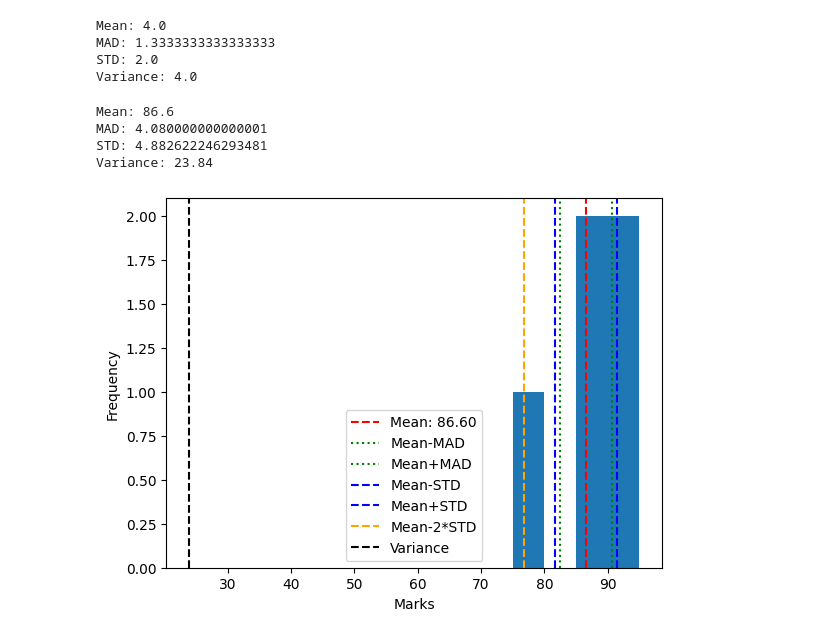
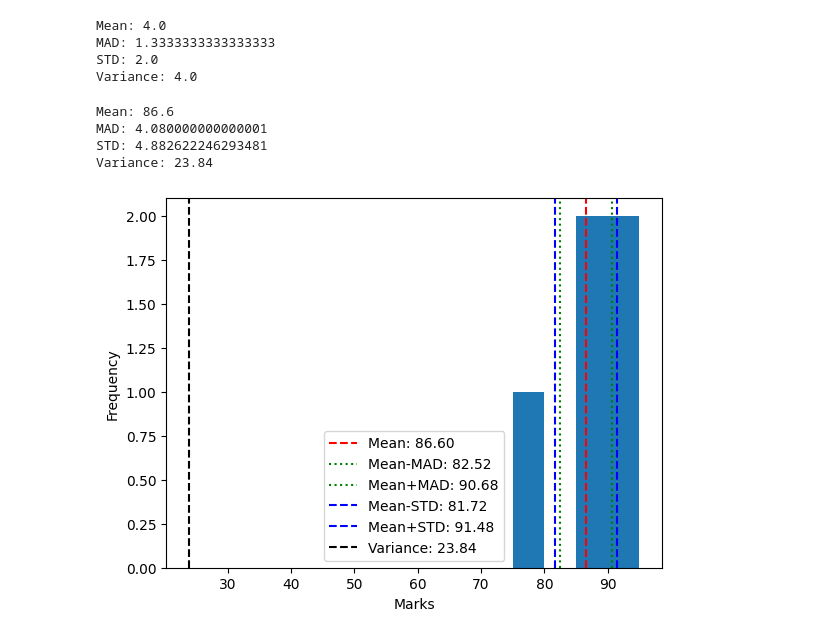
Before and after one commit to faruk950147/Python-A-to-Z, a Jupyter notebook: 07 ML/statictist/main.ipynb, the cells around one changed output. Drawn from its saved outputs; the diff is of its cells as text; code cells hidden in the pictures.

```diff
--- a/07 ML/statictist/main.ipynb
+++ b/07 ML/statictist/main.ipynb
@@ -397,7 +397,6 @@ MAD: 1.3333333333333333
 STD: 2.0
 Variance: 4.0
 # %%
-marks = np.array([85, 90, 78, 92, 88])
 """
 mean = Σxi / n
 85+90+78+92+88 / 5 = 433 / 5 = 86.6
@@ -423,6 +422,8 @@ variance = Σ(xi - mean)² / n
 
 import numpy as np
 import matplotlib.pyplot as plt
+
+marks = [85, 90, 78, 92, 88]
 
 mean = np.mean(marks)
 mad = np.mean(np.abs(marks - mean))
@@ -430,31 +431,31 @@ std = np.std(marks)
 variance = np.var(marks)
 
 print(f"Mean: {mean}")
 print(f"MAD: {mad}")
 print(f"STD: {std}")
 print(f"Variance: {variance}")
 
 plt.hist(marks, bins=range(70, 100, 5))
 
 # Mean
 plt.axvline(mean, color='red', linestyle='--', label=f'Mean: {mean:.2f}')
 # MAD Range
 plt.axvline(mean - mad, color='green', linestyle=':', label=f'Mean-MAD: {mean - mad:.2f}')
 plt.axvline(mean + mad, color='green', linestyle=':',label=f'Mean+MAD: {mean + mad:.2f}')
 # STD Range
 plt.axvline(mean - std, color='blue', linestyle='--', label=f'Mean-STD: {mean - std:.2f}')
 plt.axvline(mean + std, color='blue', linestyle='--', label=f'Mean+STD: {mean + std:.2f}')
 # Variance
 plt.axvline(variance, color='black', linestyle='--', label=f'Variance: {variance:.2f}')
 
 plt.xlabel("Marks")
 plt.ylabel("Frequency")
 plt.legend()
 
 plt.show()
 # %% [output]
 Mean: 86.6
 MAD: 4.080000000000001
 STD: 4.882622246293481
 Variance: 23.84
-[figure, old version]
+[figure, new version]
```
